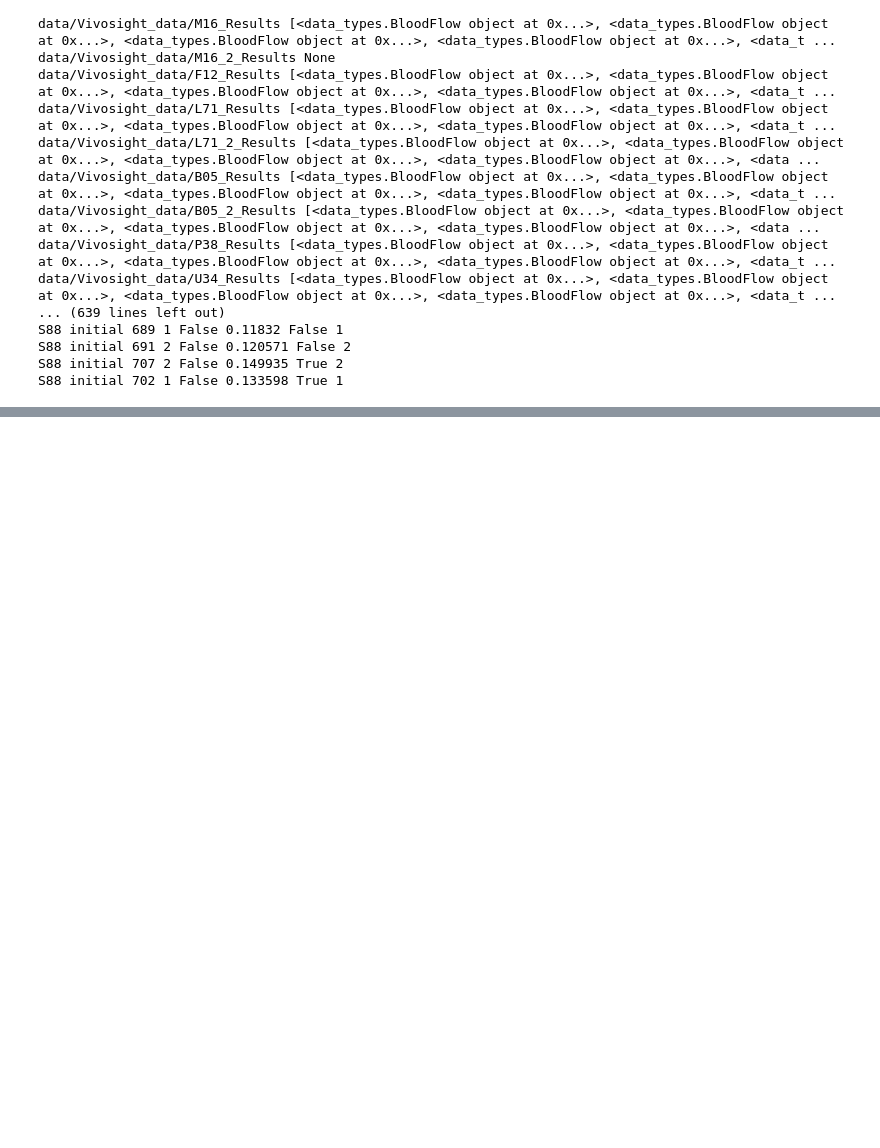
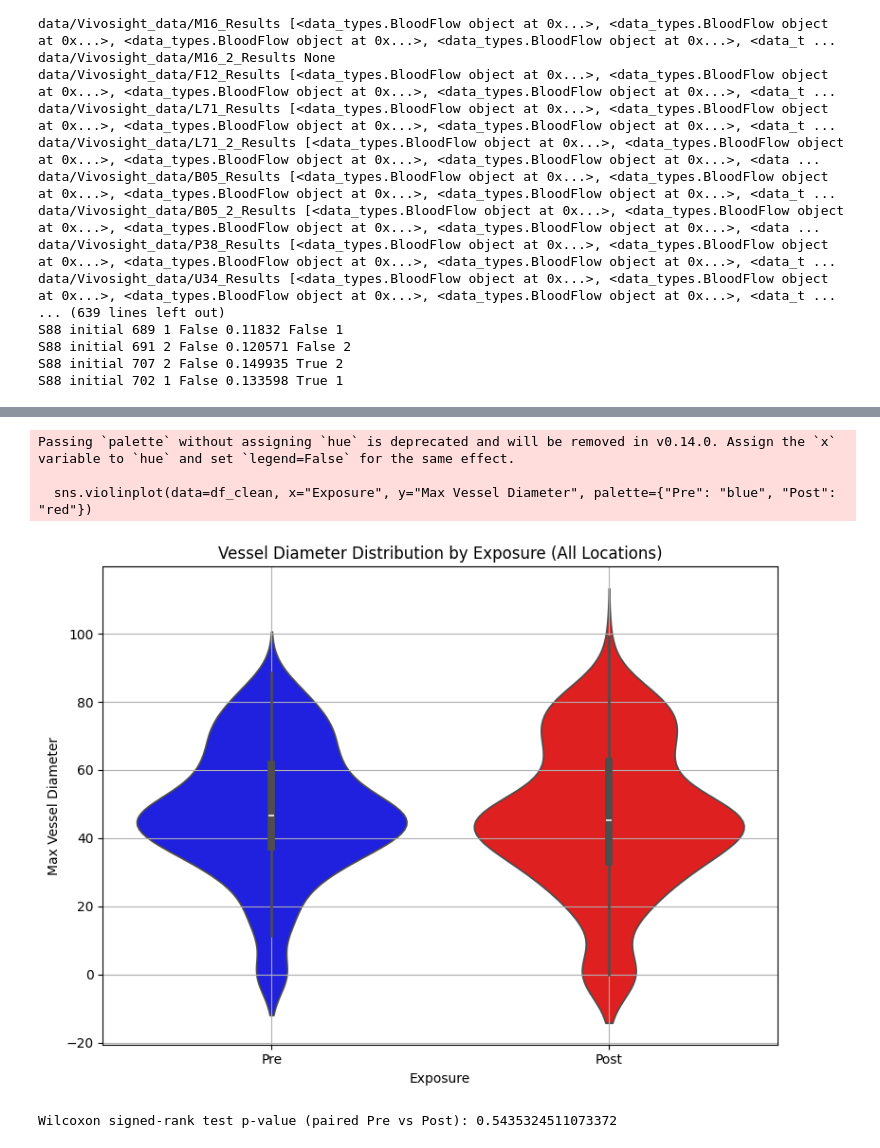
Before and after one commit to alejjara1/MeS_Vivosight, a Jupyter notebook: code/test_blood_flow.ipynb, the cells around one changed output, grey strips where cells are left out. Saved outputs shown, nothing was run; the diff lists cells and outputs as text; code cells hidden in the pictures; blank space fills up the shorter version.

```diff
--- a/code/test_blood_flow.ipynb
+++ b/code/test_blood_flow.ipynb
@@ -97,0 +613,30 @@ S88 initial 702 1 False 0.133598 True 1
+# %%
+import seaborn as sns
+import matplotlib.pyplot as plt
+
+plt.figure(figsize=(8, 6))
+sns.violinplot(data=df_clean, x="Exposure", y="Max Vessel Diameter", palette={"Pre": "blue", "Post": "red"})
+plt.title("Vessel Diameter Distribution by Exposure (All Locations)")
+plt.grid(True)
+plt.tight_layout()
+plt.show()
+# %% [output]
+Passing `palette` without assigning `hue` is deprecated and will be removed in v0.14.0. Assign the `x` variable to `hue` and set `legend=False` for the same effect.
+
+  sns.violinplot(data=df_clean, x="Exposure", y="Max Vessel Diameter", palette={"Pre": "blue", "Post": "red"})
+[figure, added]
+# %%
+from scipy.stats import wilcoxon
+
+# 1. Create a pivoted table with paired Pre/Post by Subject+Location
+paired_data = df_clean.pivot_table(
+    index=["Subject", "Location"],
+    columns="Exposure",
+    values="Max Vessel Diameter"
+).dropna()
+
+# 2. Run Wilcoxon signed-rank test (non-parametric paired test)
+stat, p = wilcoxon(paired_data["Pre"], paired_data["Post"])
+print(f"Wilcoxon signed-rank test p-value (paired Pre vs Post): {p}")
+# %% [output]
+Wilcoxon signed-rank test p-value (paired Pre vs Post): 0.5435324511073372
```
Also changed, not shown: parts of 19 cells of this notebook, 2 other files.
